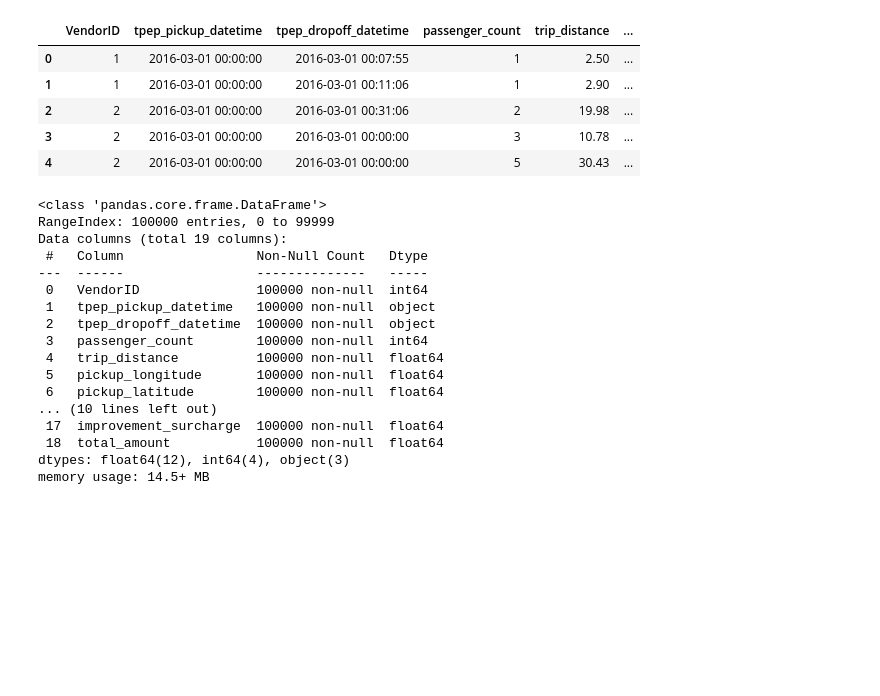
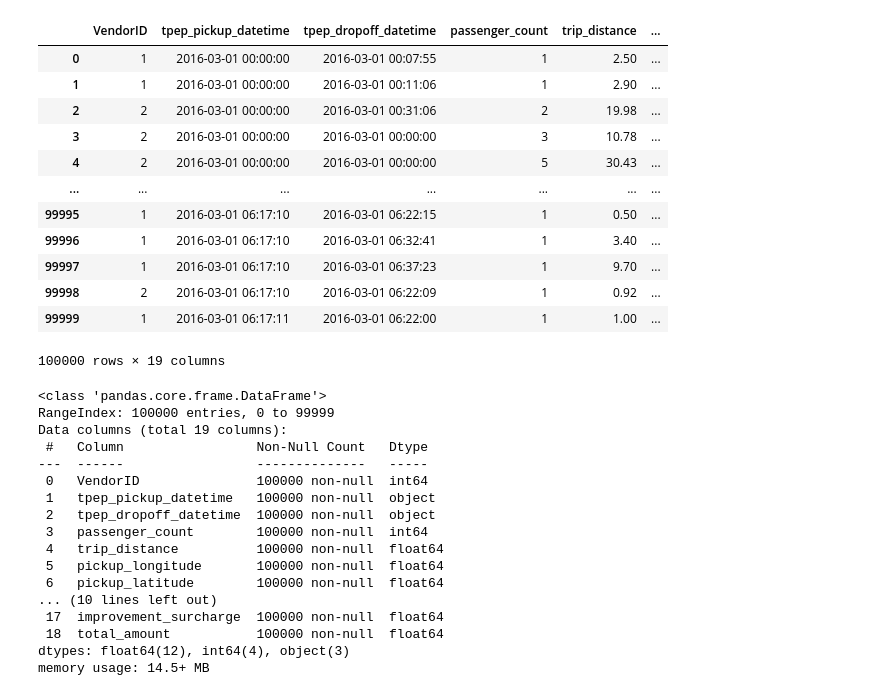
Before and after one commit to thisisAndres/AzurePipeline-UberData, a Jupyter notebook: ETL/extract.ipynb, the cells around one changed output. Cells and saved outputs as stored; diff of their text form; code cells hidden in the pictures; blank space fills up the shorter version.

Commit message:
Changed the data sourced from local csv to a csv in a blob storage

```diff
--- a/ETL/extract.ipynb
+++ b/ETL/extract.ipynb
@@ -3,14 +12,48 @@ import pandas as pd
+# %%
+connect_str = 'DefaultEndpointsProtocol=https;AccountName=' + account_name + ';AccountKey=' + account_key + ';EndpointSuffix=core.windows.net'
+blob_service_client = BlobServiceClient.from_connection_string(connect_str)
+# %%
+container_client = blob_service_client.get_container_client(container_name)
+# %%
+blob_list = []
+for blob_i in container_client.list_blobs():
+    blob_list.append(blob_i.name)
+# %%
+df_list = []
+#generate a shared access signiture for files and load them into Python
+for blob_i in blob_list:
+    #generate a shared access signature for each blob file
+    sas_i = generate_blob_sas(account_name = account_name,
+                                container_name = container_name,
+                                blob_name = blob_i,
+                                account_key=account_key,
+                                permission=BlobSasPermissions(read=True),
+                                expiry=datetime.utcnow() + timedelta(hours=1))
+
+    sas_url = 'https://' + account_name+'.blob.core.windows.net/' + container_name + '/' + blob_i + '?' + sas_i
+
+    df = pd.read_csv(sas_url)
+    df_list.append(df)
+
+df_combined = pd.concat(df_list, ignore_index=True)
+# %%
+df_combined
+# %% [output]
+|  | VendorID | tpep_pickup_datetime | tpep_dropoff_datetime | passenger_count | trip_distance | ... |
+| 0 | 1 | 2016-03-01 00:00:00 | 2016-03-01 00:07:55 | 1 | 2.50 | ... |
+| 1 | 1 | 2016-03-01 00:00:00 | 2016-03-01 00:11:06 | 1 | 2.90 | ... |
+| 2 | 2 | 2016-03-01 00:00:00 | 2016-03-01 00:31:06 | 2 | 19.98 | ... |
+| 3 | 2 | 2016-03-01 00:00:00 | 2016-03-01 00:00:00 | 3 | 10.78 | ... |
+| 4 | 2 | 2016-03-01 00:00:00 | 2016-03-01 00:00:00 | 5 | 30.43 | ... |
+| ... | ... | ... | ... | ... | ... | ... |
+| 99995 | 1 | 2016-03-01 06:17:10 | 2016-03-01 06:22:15 | 1 | 0.50 | ... |
+| 99996 | 1 | 2016-03-01 06:17:10 | 2016-03-01 06:32:41 | 1 | 3.40 | ... |
+| 99997 | 1 | 2016-03-01 06:17:10 | 2016-03-01 06:37:23 | 1 | 9.70 | ... |
+| 99998 | 2 | 2016-03-01 06:17:10 | 2016-03-01 06:22:09 | 1 | 0.92 | ... |
+| 99999 | 1 | 2016-03-01 06:17:11 | 2016-03-01 06:22:00 | 1 | 1.00 | ... |
+100000 rows × 19 columns
 # %%
 df = pd.read_csv('../Data/uber_data.csv')
-# %%
-df.head()
-# %% [output]
-|  | VendorID | tpep_pickup_datetime | tpep_dropoff_datetime | passenger_count | trip_distance | ... |
-| 0 | 1 | 2016-03-01 00:00:00 | 2016-03-01 00:07:55 | 1 | 2.50 | ... |
-| 1 | 1 | 2016-03-01 00:00:00 | 2016-03-01 00:11:06 | 1 | 2.90 | ... |
-| 2 | 2 | 2016-03-01 00:00:00 | 2016-03-01 00:31:06 | 2 | 19.98 | ... |
-| 3 | 2 | 2016-03-01 00:00:00 | 2016-03-01 00:00:00 | 3 | 10.78 | ... |
-| 4 | 2 | 2016-03-01 00:00:00 | 2016-03-01 00:00:00 | 5 | 30.43 | ... |
 # %%
 df.info()
 # %% [output]
```
Also changed, not shown: parts of 3 cells of this notebook, 1 other file.
